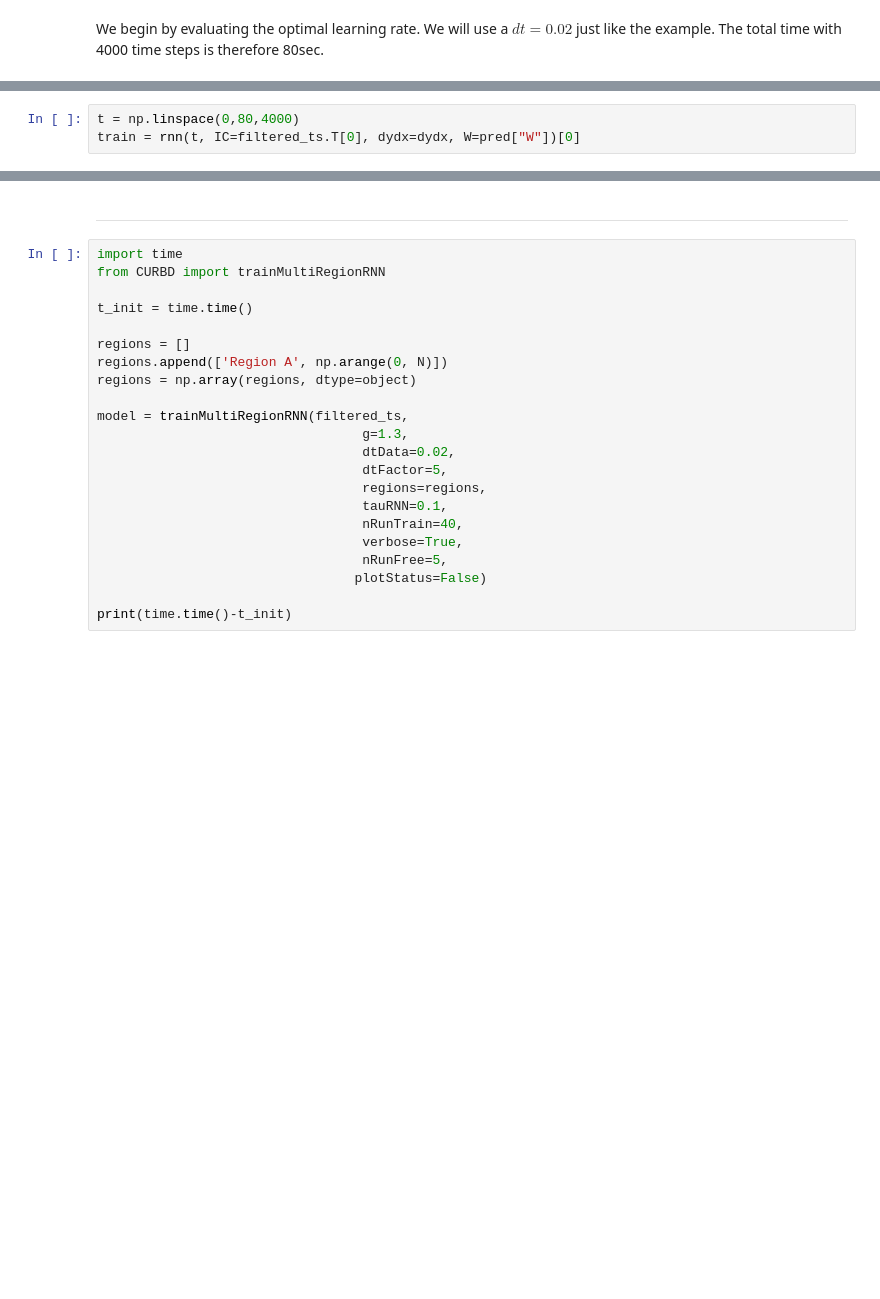
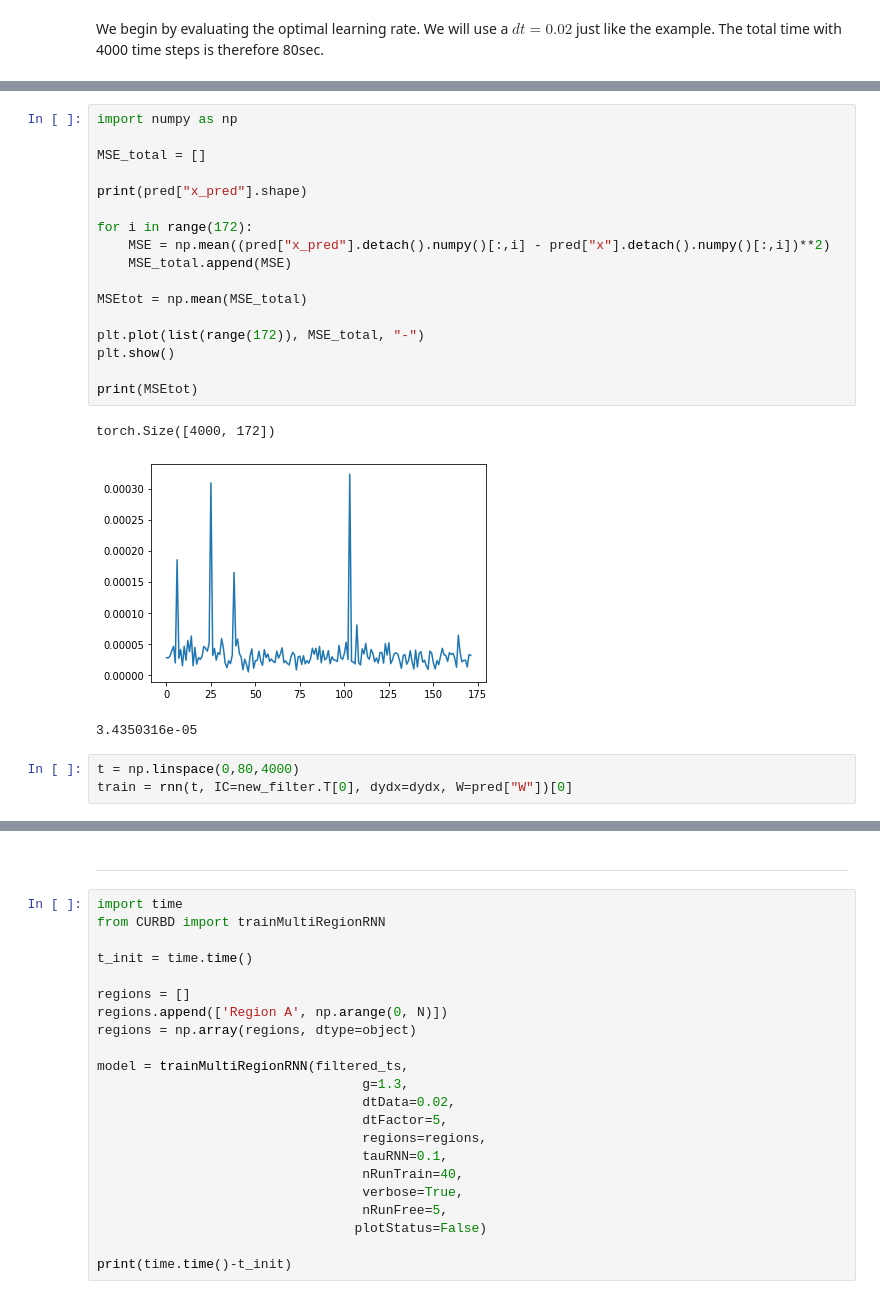
Before and after one commit to DCC-Lab/Computational-neuroscience-RNNs-, a Jupyter notebook: Training RNN/RNN_Env_Vectorize.ipynb, the cells around one changed output, grey strips where cells are left out. Cells and saved outputs as stored; diff of their text form; blank space fills up the shorter version.

```diff
--- a/Training RNN/RNN_Env_Vectorize.ipynb
+++ b/Training RNN/RNN_Env_Vectorize.ipynb
@@ -1014,6 +986,27 @@ epoch 2400/2500 loss 0.000009 pVar 0.998
+# %%
+import numpy as np
+
+MSE_total = []
+
+print(pred["x_pred"].shape)
+
+for i in range(172):
+    MSE = np.mean((pred["x_pred"].detach().numpy()[:,i] - pred["x"].detach().numpy()[:,i])**2)
+    MSE_total.append(MSE)
+
+MSEtot = np.mean(MSE_total)
+
+plt.plot(list(range(172)), MSE_total, "-")
+plt.show()
+
+print(MSEtot)
+# %% [output]
+torch.Size([4000, 172])
+[figure, added]
+3.4350316e-05
 # %%
 t = np.linspace(0,80,4000)
-train = rnn(t, IC=filtered_ts.T[0], dydx=dydx, W=pred["W"])[0]
+train = rnn(t, IC=new_filter.T[0], dydx=dydx, W=pred["W"])[0]
 # %%
 plt.plot(t, train[:])
 #plt.plot(t, filtered_ts.T[:])
```
Also changed, not shown: parts of 19 cells of this notebook.
